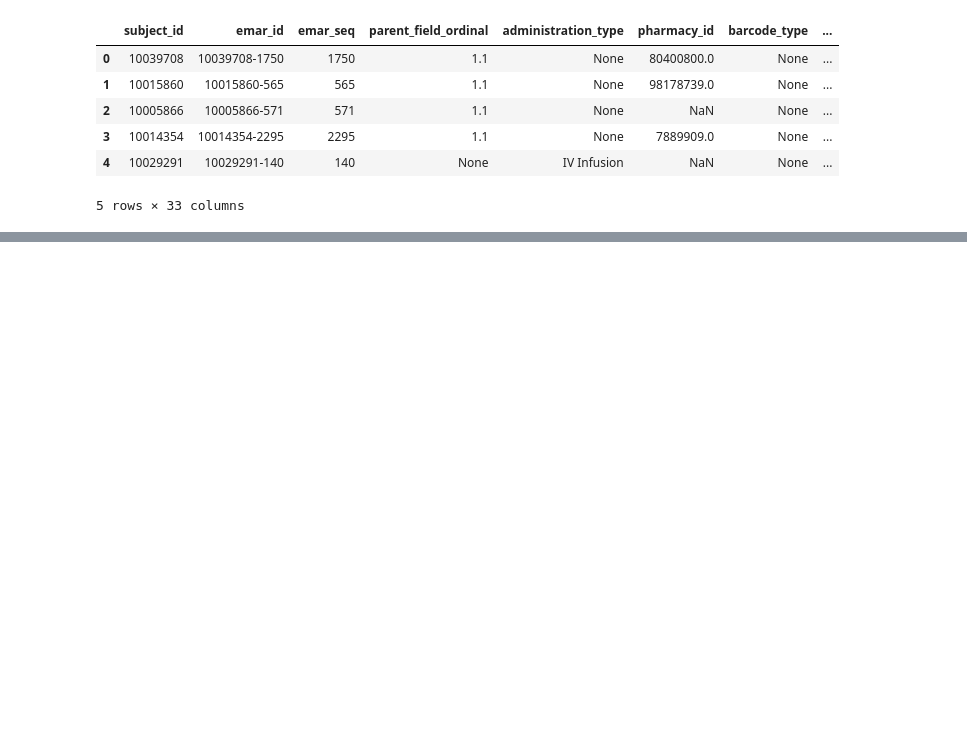
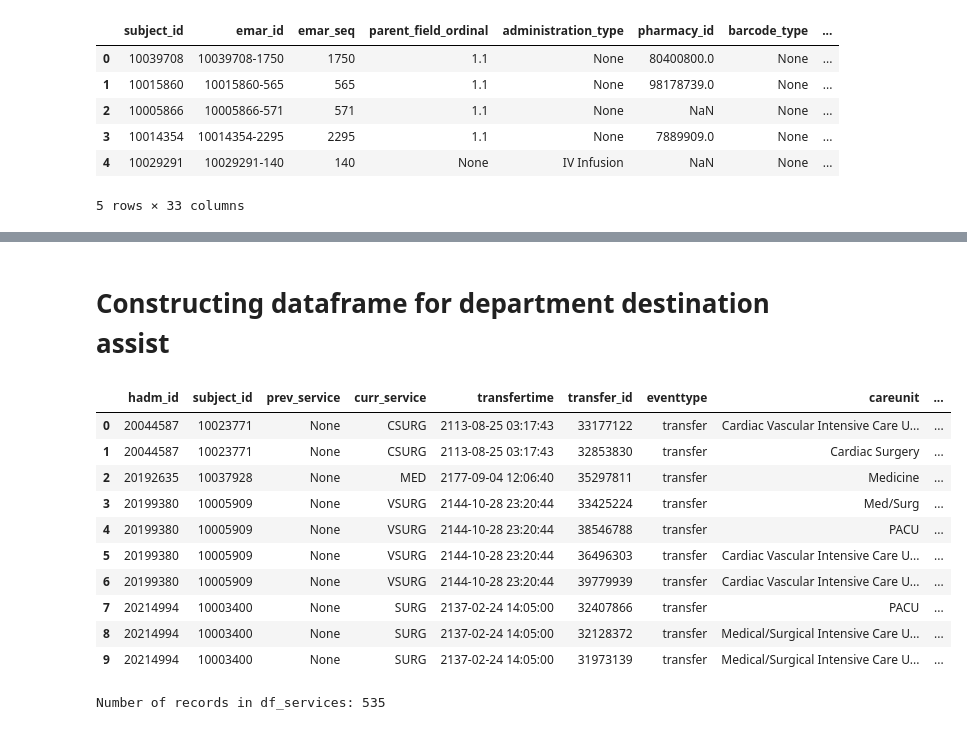
Before and after one commit to giulioelmi/AI-transfer, a Jupyter notebook: mimiciv.ipynb, the cells around one changed output, grey strips where cells are left out. Cells and saved outputs as stored; diff of their text form; code cells hidden in the pictures; blank space fills up the shorter version.

```diff
--- a/mimiciv.ipynb
+++ b/mimiciv.ipynb
@@ -81,0 +134,47 @@ df_emar_detail.head()
+# %% [markdown]
+# Constructing dataframe for department destination assist
+# %%
+# Constructing df for department destination identification
+
+query = """
+SELECT ad.hadm_id,
+       ad.subject_id,
+       ser.prev_service,
+       ser.curr_service,
+       ser.transfertime,
+       tran.transfer_id,
+       tran.eventtype,
+       tran.careunit,
+       tran.intime,
+       tran.outtime,
+       ad.hospital_expire_flag
+FROM mimiciv_hosp.admissions ad
+JOIN mimiciv_hosp.services ser
+ON ad.hadm_id = ser.hadm_id
+JOIN mimiciv_hosp.transfers tran
+ON ad.hadm_id = tran.hadm_id
+WHERE tran.eventtype = 'transfer'
+ORDER BY ad.hadm_id, tran.intime
+"""
+
+cur.execute(query)
+rows = cur.fetchall()
+df_services = pd.DataFrame(rows, columns=[desc[0] for desc in cur.description])
+df_services.head(10)
+# %% [output]
+|  | hadm_id | subject_id | prev_service | curr_service | transfertime | transfer_id | eventtype | careunit | ... |
+| 0 | 20044587 | 10023771 | None | CSURG | 2113-08-25 03:17:43 | 33177122 | transfer | Cardiac Vascular Intensive Care U... | ... |
+| 1 | 20044587 | 10023771 | None | CSURG | 2113-08-25 03:17:43 | 32853830 | transfer | Cardiac Surgery | ... |
+| 2 | 20192635 | 10037928 | None | MED | 2177-09-04 12:06:40 | 35297811 | transfer | Medicine | ... |
+| 3 | 20199380 | 10005909 | None | VSURG | 2144-10-28 23:20:44 | 33425224 | transfer | Med/Surg | ... |
+| 4 | 20199380 | 10005909 | None | VSURG | 2144-10-28 23:20:44 | 38546788 | transfer | PACU | ... |
+| 5 | 20199380 | 10005909 | None | VSURG | 2144-10-28 23:20:44 | 36496303 | transfer | Cardiac Vascular Intensive Care U... | ... |
+| 6 | 20199380 | 10005909 | None | VSURG | 2144-10-28 23:20:44 | 39779939 | transfer | Cardiac Vascular Intensive Care U... | ... |
+| 7 | 20214994 | 10003400 | None | SURG | 2137-02-24 14:05:00 | 32407866 | transfer | PACU | ... |
+| 8 | 20214994 | 10003400 | None | SURG | 2137-02-24 14:05:00 | 32128372 | transfer | Medical/Surgical Intensive Care U... | ... |
+| 9 | 20214994 | 10003400 | None | SURG | 2137-02-24 14:05:00 | 31973139 | transfer | Medical/Surgical Intensive Care U... | ... |
+# %%
+# Printing the number of records in df_services
+print(f"Number of records in df_services: {len(df_services)}")
+# %% [output]
+Number of records in df_services: 535
```
Also changed, not shown: parts of 11 cells of this notebook.
